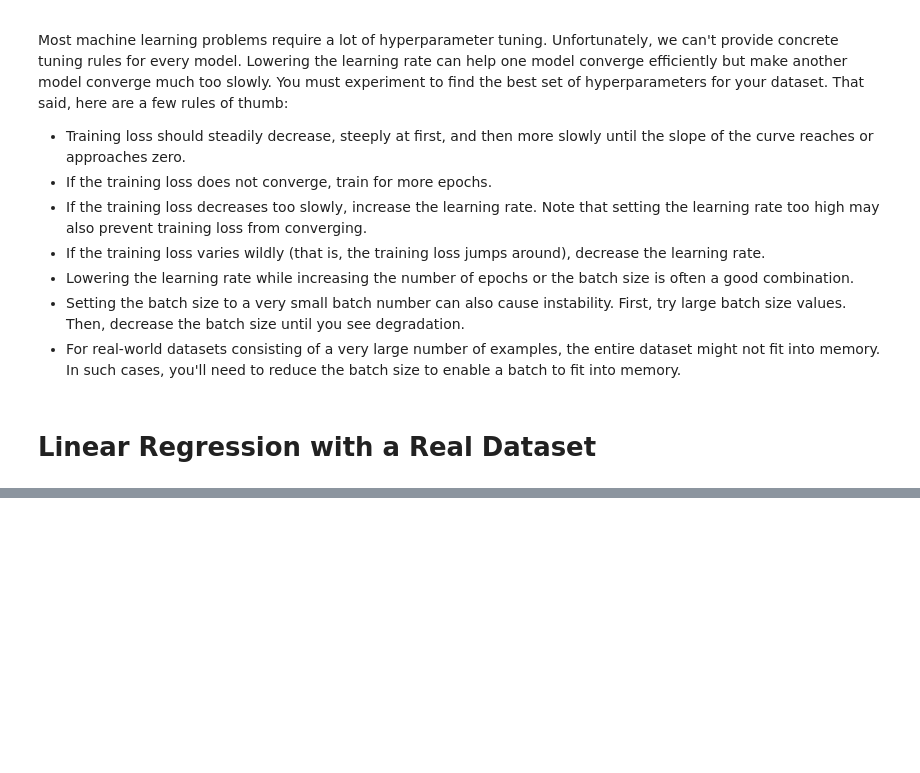
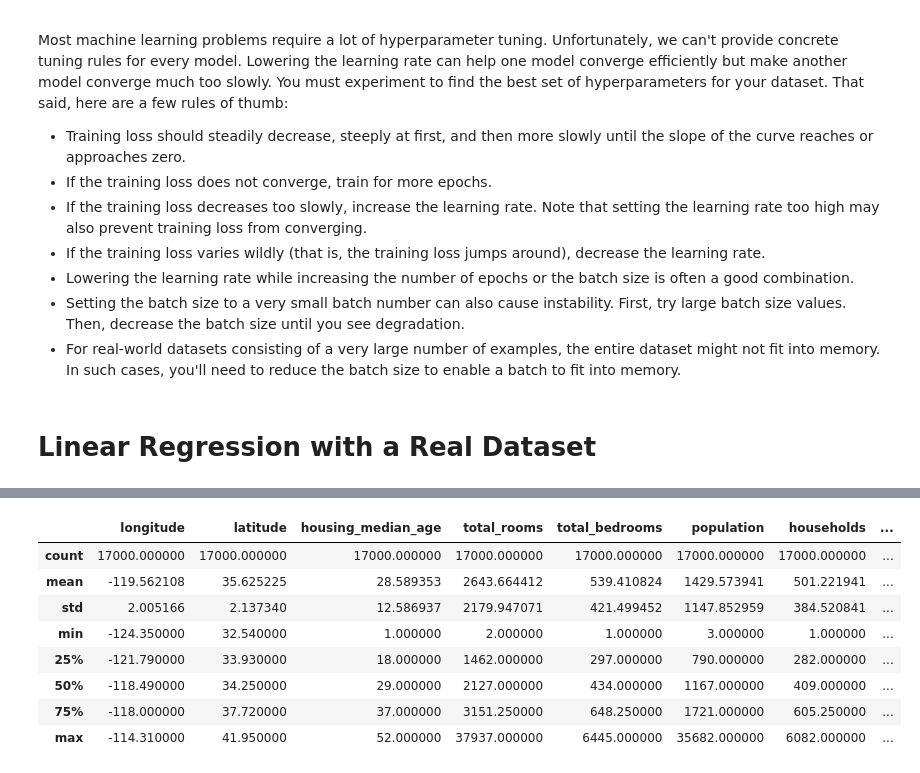
Before and after one commit to m8kin/course_google_crash_course_ml, a Jupyter notebook: tutorials/tensorflow_tutorial.ipynb, the cells around one changed output, grey strips where cells are left out. Cells and saved outputs as stored; diff of their text form; code cells hidden in the pictures; blank space fills up the shorter version.

```diff
--- a/tutorials/tensorflow_tutorial.ipynb
+++ b/tutorials/tensorflow_tutorial.ipynb
@@ -367,0 +385,13 @@ Most machine learning problems require a lot of hyperparameter tuning. Unfortuna
+# %%
+# Get statistics on the dataset.
+training_df.describe()
+# %% [output]
+|  | longitude | latitude | housing_median_age | total_rooms | total_bedrooms | population | households | ... |
+| count | 17000.000000 | 17000.000000 | 17000.000000 | 17000.000000 | 17000.000000 | 17000.000000 | 17000.000000 | ... |
+| mean | -119.562108 | 35.625225 | 28.589353 | 2643.664412 | 539.410824 | 1429.573941 | 501.221941 | ... |
+| std | 2.005166 | 2.137340 | 12.586937 | 2179.947071 | 421.499452 | 1147.852959 | 384.520841 | ... |
+| min | -124.350000 | 32.540000 | 1.000000 | 2.000000 | 1.000000 | 3.000000 | 1.000000 | ... |
+| 25% | -121.790000 | 33.930000 | 18.000000 | 1462.000000 | 297.000000 | 790.000000 | 282.000000 | ... |
+| 50% | -118.490000 | 34.250000 | 29.000000 | 2127.000000 | 434.000000 | 1167.000000 | 409.000000 | ... |
+| 75% | -118.000000 | 37.720000 | 37.000000 | 3151.250000 | 648.250000 | 1721.000000 | 605.250000 | ... |
+| max | -114.310000 | 41.950000 | 52.000000 | 37937.000000 | 6445.000000 | 35682.000000 | 6082.000000 | ... |
```
Also changed, not shown: parts of 16 cells of this notebook, 2 other files.
